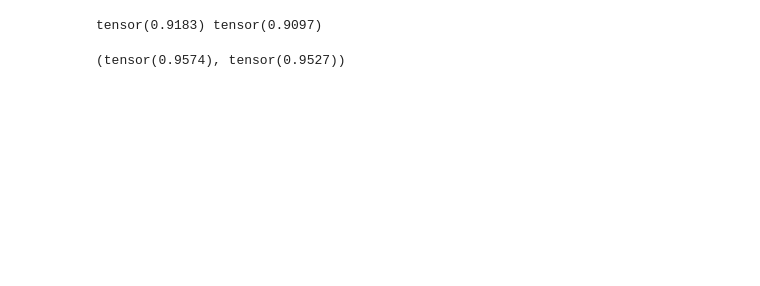
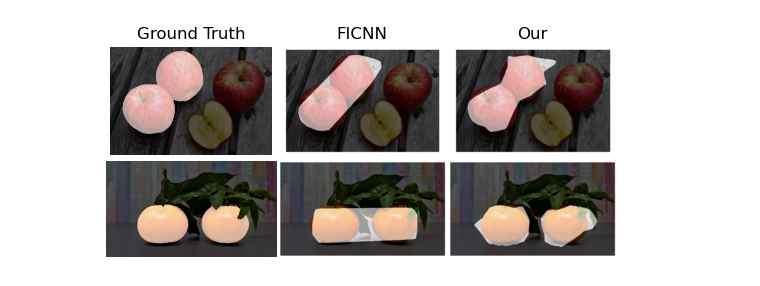
Before and after one commit to Sp00nyMan/Path-Connected-Segmentation-Network, a Jupyter notebook: main.ipynb, the cells around one changed output. Saved outputs shown, nothing was run; the diff lists cells and outputs as text; code cells hidden in the pictures; blank space fills up the shorter version.

```diff
--- a/main.ipynb
+++ b/main.ipynb
@@ -47,19 +9,0 @@ plain_model, convex_model, flow_model = train(plain_model, convex_model, flow_mo
-# %%
-from matplotlib import pyplot as plt
-
-def show(ax, image, mask: torch.Tensor):
-    mask = mask.detach().round().numpy().reshape(image.shape[:2])
-    ax.imshow(image)
-    ax.imshow(mask, cmap="Greys", alpha=0.6)
-
-image = plt.imread(original_image)
-# plain_predictions = plain_model(torch.tensor(all_dataset.data))
-# convex_predictions = convex_model(torch.tensor(all_dataset.data[:, :2]))
-connected_predictions = convex_model(flow_model(torch.tensor(all_dataset.data[:, :2])))
-
-# fig, ax = plt.subplots(1, 3)
-plt.axis("off")
-# show(plt, image, plain_predictions)
-# show(plt, image, convex_predictions)
-show(plt, image, connected_predictions)
-plt.show()
@@ -140,9 +109,38 @@ flow_mandarins = convex(flow(torch.tensor(all_dataset.data[:, :2]))).detach().ro
-# %%
-from torchmetrics import JaccardIndex, F1Score
-iou = JaccardIndex(task='binary', num_classes=2)
-print(iou(convex_mandarins, plain_mandarins), iou(flow_mandarins, plain_mandarins))
-f1 = F1Score('binary', num_classes=2)
-f1(convex_mandarins, plain_mandarins), f1(flow_mandarins, plain_mandarins)
-# %% [output]
-tensor(0.9183) tensor(0.9097)
-(tensor(0.9574), tensor(0.9527))
+# %%
+from matplotlib import pyplot as plt
+import numpy as np
+
+def show(ax, image, mask: torch.Tensor):
+    mask = mask.detach().round().numpy().reshape(image.shape[:2])
+    ax.axis("off")
+    ax.imshow(image)
+    ax.imshow(mask, cmap="Greys", alpha=0.6)
+
+apples_original = plt.imread("data/apples.png")
+mandarins_original = plt.imread("data/mandarins.png")
+
+fig, ax = plt.subplots(2, 3)
+ax[0, 0].axis("off")
+ax[0, 1].axis("off")
+ax[0, 2].axis("off")
+ax[1, 0].axis("off")
+ax[1, 1].axis("off")
+ax[1, 2].axis("off")
+ax[0,0].title.set_text("Ground Truth")
+ax[0,1].title.set_text("FICNN")
+ax[0,2].title.set_text("Our")
+show(ax[0,0], apples_original, torch.tensor(ground_truth_apples.mask_back, dtype=float))
+ax[0,1].imshow(plt.imread("data/results/apples_convex.png"))
+ax[0,2].imshow(plt.imread("data/results/apples_pc.png"))
+show(ax[1,0], mandarins_original, torch.tensor(ground_truth_mandarins.mask_back, dtype=float))
+ax[1,1].imshow(plt.imread("data/results/mandarins_convex.png"))
+ax[1,2].imshow(plt.imread("data/results/mandarins_pc.png"))
+plt.subplots_adjust(left=0.1,
+                    bottom=0.1,
+                    right=0.9,
+                    top=0.55,
+                    wspace=0,
+                    hspace=0)
+plt.show()
+# %% [output]
+[figure, added]
```
Also changed, not shown: parts of 9 cells of this notebook, 3 other files.
